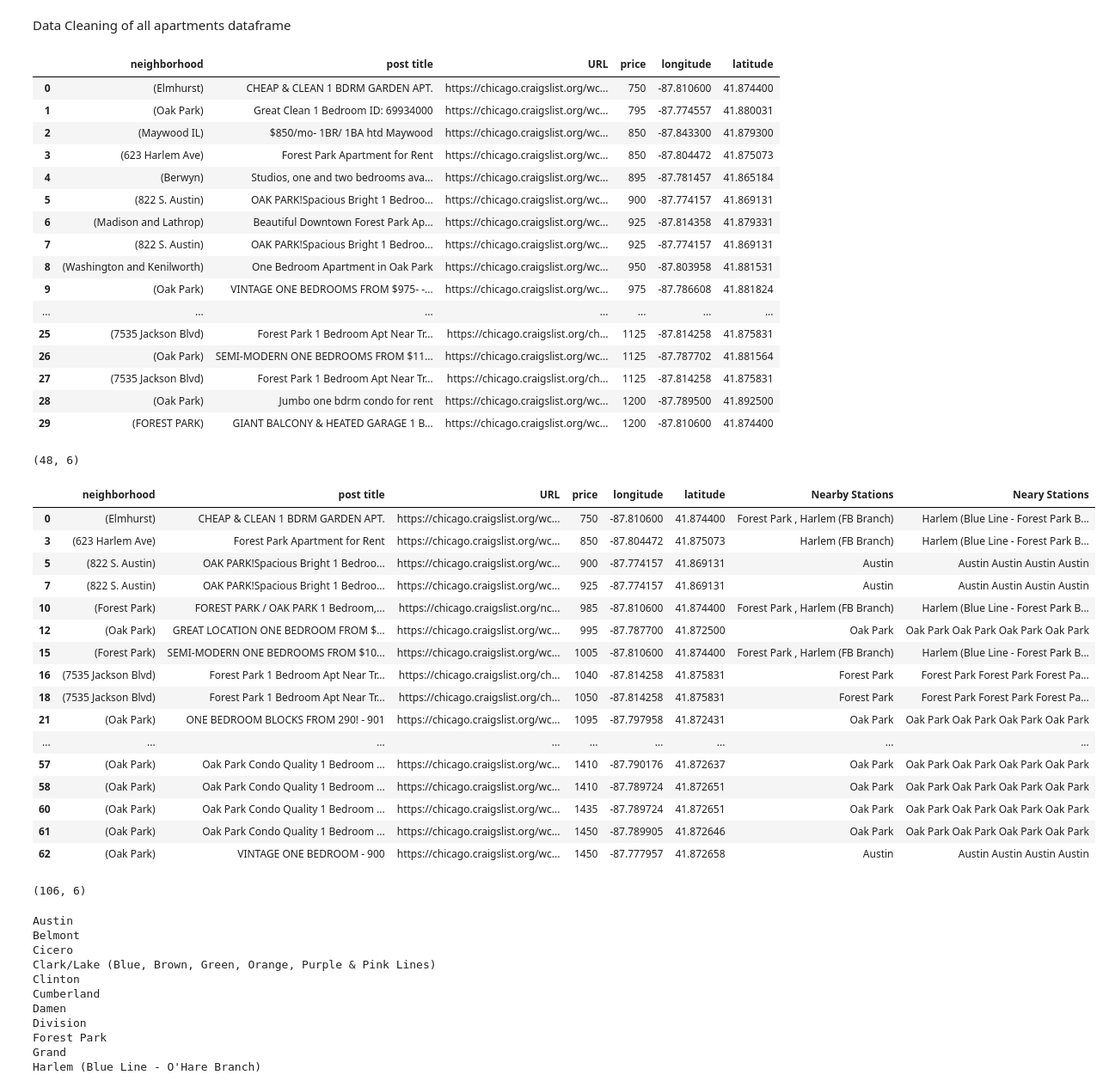
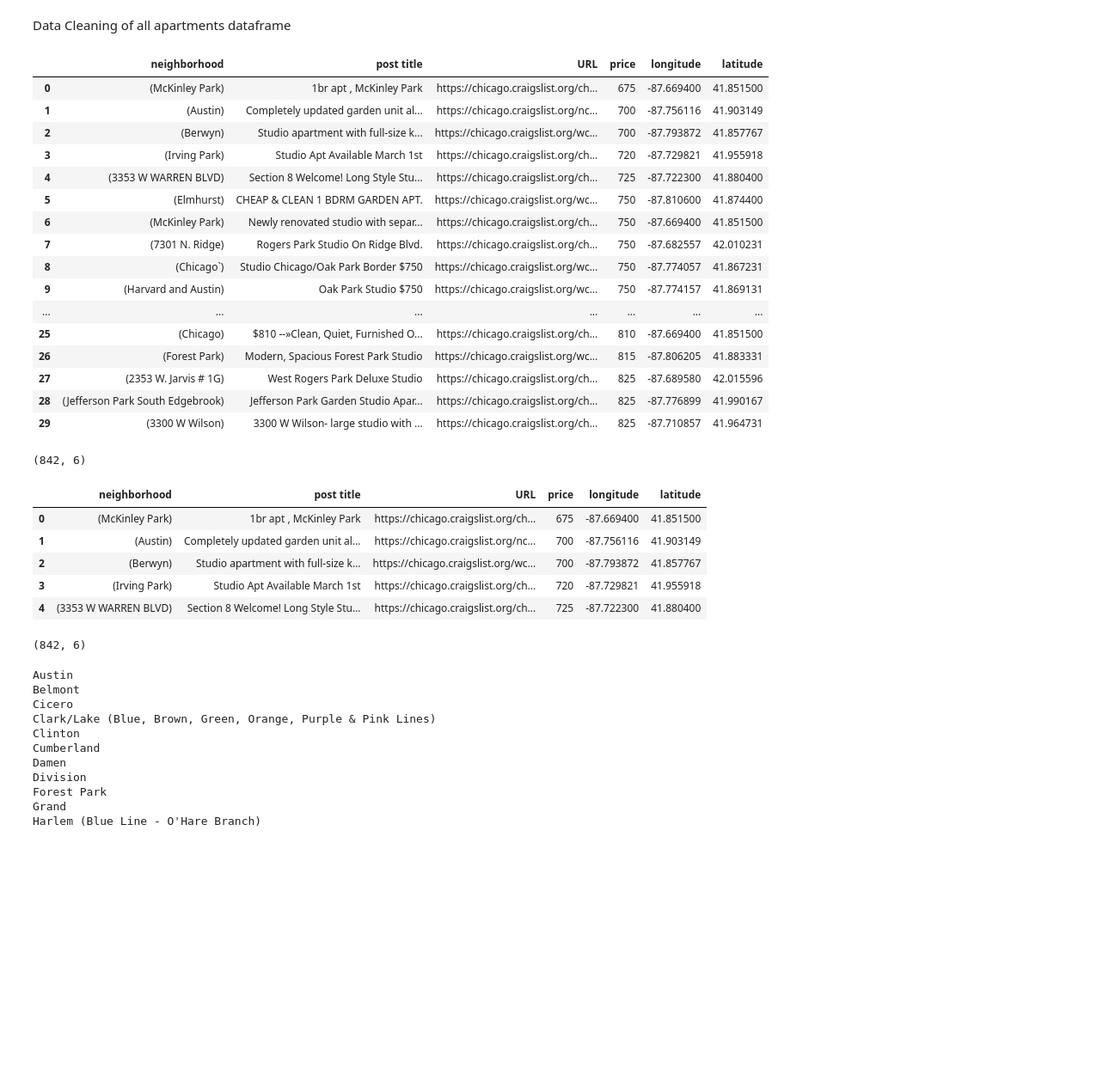
Before and after one commit to sjegoodman/IBM-Data-Science, a Jupyter notebook: FinalProjectWorking.ipynb, the cells around one changed output. Shown at 86% size. Saved outputs shown, nothing was run; the diff lists cells and outputs as text; code cells hidden in the pictures; blank space fills up the shorter version.

Commit message:
Sucessuful scrape, 900 listings near train

```diff
--- a/FinalProjectWorking.ipynb
+++ b/FinalProjectWorking.ipynb
@@ -351,7 +354,7 @@ for zipcode in ziplist:
 
         iterations += 1
         print("Page " + str(iterations) + " of zipcode "+ zipcode + " scraped successfully!")
-    break
+
 
 print("\n")
 
@@ -386,7 +412,7 @@ Data Cleaning of all apartments dataframe
 chi_apts['price'] = chi_apts['price'].apply(lambda x: int(x))
 # %%
 # Drop any apartments less than 300 (often spam)
-chi_apts.drop( chi_apts[ chi_apts['price'] <300 ].index , inplace=True)
+chi_apts.drop( chi_apts[ chi_apts['price'] <500 ].index , inplace=True)
 # %%
 # Remove duplicates with same URL - these are relistings
 chi_apts = chi_apts.drop_duplicates(subset='URL')
@@ -400,53 +426,42 @@ chi_apts.reset_index(drop=True, inplace=True)
 chi_apts.head(30)
 # %% [output]
 |  | neighborhood | post title | URL | price | longitude | latitude |
-| 0 | (Elmhurst) | CHEAP & CLEAN 1 BDRM GARDEN APT. | https://chicago.craigslist.org/wc... | 750 | -87.810600 | 41.874400 |
-| 1 | (Oak Park) | Great Clean 1 Bedroom ID: 69934000 | https://chicago.craigslist.org/wc... | 795 | -87.774557 | 41.880031 |
-| 2 | (Maywood IL) | $850/mo- 1BR/ 1BA htd Maywood | https://chicago.craigslist.org/wc... | 850 | -87.843300 | 41.879300 |
-| 3 | (623 Harlem Ave) | Forest Park Apartment for Rent | https://chicago.craigslist.org/wc... | 850 | -87.804472 | 41.875073 |
-| 4 | (Berwyn) | Studios, one and two bedrooms ava... | https://chicago.craigslist.org/wc... | 895 | -87.781457 | 41.865184 |
-| 5 | (822 S. Austin) | OAK PARK!Spacious Bright 1 Bedroo... | https://chicago.craigslist.org/wc... | 900 | -87.774157 | 41.869131 |
-| 6 | (Madison and Lathrop) | Beautiful Downtown Forest Park Ap... | https://chicago.craigslist.org/wc... | 925 | -87.814358 | 41.879331 |
-| 7 | (822 S. Austin) | OAK PARK!Spacious Bright 1 Bedroo... | https://chicago.craigslist.org/wc... | 925 | -87.774157 | 41.869131 |
-| 8 | (Washington and Kenilworth) | One Bedroom Apartment in Oak Park | https://chicago.craigslist.org/wc... | 950 | -87.803958 | 41.881531 |
-| 9 | (Oak Park) | VINTAGE ONE BEDROOMS FROM $975- -... | https://chicago.craigslist.org/wc... | 975 | -87.786608 | 41.881824 |
+| 0 | (McKinley Park) | 1br apt , McKinley Park | https://chicago.craigslist.org/ch... | 675 | -87.669400 | 41.851500 |
+| 1 | (Austin) | Completely updated garden unit al... | https://chicago.craigslist.org/nc... | 700 | -87.756116 | 41.903149 |
+| 2 | (Berwyn) | Studio apartment with full-size k... | https://chicago.craigslist.org/wc... | 700 | -87.793872 | 41.857767 |
+| 3 | (Irving Park) | Studio Apt Available March 1st | https://chicago.craigslist.org/ch... | 720 | -87.729821 | 41.955918 |
+| 4 | (3353 W WARREN BLVD) | Section 8 Welcome! Long Style Stu... | https://chicago.craigslist.org/ch... | 725 | -87.722300 | 41.880400 |
+| 5 | (Elmhurst) | CHEAP & CLEAN 1 BDRM GARDEN APT. | https://chicago.craigslist.org/wc... | 750 | -87.810600 | 41.874400 |
+| 6 | (McKinley Park) | Newly renovated studio with separ... | https://chicago.craigslist.org/ch... | 750 | -87.669400 | 41.851500 |
+| 7 | (7301 N. Ridge) | Rogers Park Studio On Ridge Blvd. | https://chicago.craigslist.org/ch... | 750 | -87.682557 | 42.010231 |
+| 8 | (Chicago`) | Studio Chicago/Oak Park Border $750 | https://chicago.craigslist.org/wc... | 750 | -87.774057 | 41.867231 |
+| 9 | (Harvard and Austin) | Oak Park Studio $750 | https://chicago.craigslist.org/wc... | 750 | -87.774157 | 41.869131 |
 | ... | ... | ... | ... | ... | ... | ... |
-| 25 | (7535 Jackson Blvd) | Forest Park 1 Bedroom Apt Near Tr... | https://chicago.craigslist.org/ch... | 1125 | -87.814258 | 41.875831 |
-| 26 | (Oak Park) | SEMI-MODERN ONE BEDROOMS FROM $11... | https://chicago.craigslist.org/wc... | 1125 | -87.787702 | 41.881564 |
-| 27 | (7535 Jackson Blvd) | Forest Park 1 Bedroom Apt Near Tr... | https://chicago.craigslist.org/ch... | 1125 | -87.814258 | 41.875831 |
-| 28 | (Oak Park) | Jumbo one bdrm condo for rent | https://chicago.craigslist.org/wc... | 1200 | -87.789500 | 41.892500 |
-| 29 | (FOREST PARK) | GIANT BALCONY & HEATED GARAGE 1 B... | https://chicago.craigslist.org/wc... | 1200 | -87.810600 | 41.874400 |
+| 25 | (Chicago) | $810 --»Clean, Quiet, Furnished O... | https://chicago.craigslist.org/ch... | 810 | -87.669400 | 41.851500 |
+| 26 | (Forest Park) | Modern, Spacious Forest Park Studio | https://chicago.craigslist.org/wc... | 815 | -87.806205 | 41.883331 |
+| 27 | (2353 W. Jarvis # 1G) | West Rogers Park Deluxe Studio | https://chicago.craigslist.org/ch... | 825 | -87.689580 | 42.015596 |
+| 28 | (Jefferson Park South Edgebrook) | Jefferson Park Garden Studio Apar... | https://chicago.craigslist.org/ch... | 825 | -87.776899 | 41.990167 |
+| 29 | (3300 W Wilson) | 3300 W Wilson- large studio with ... | https://chicago.craigslist.org/ch... | 825 | -87.710857 | 41.964731 |
 # %%
 chi_apts.shape
 # %% [output]
-(48, 6)
+(842, 6)
 # %%
 # Remove duplicates with same post titles and price - these are most likely relistings
 chi_apts = chi_apts.drop_duplicates(subset=['post title', 'price'])
 # %%
-chi_apts
+chi_apts.head()
 # %% [output]
-|  | neighborhood | post title | URL | price | longitude | latitude | Nearby Stations | Neary Stations |
-| 0 | (Elmhurst) | CHEAP & CLEAN 1 BDRM GARDEN APT. | https://chicago.craigslist.org/wc... | 750 | -87.810600 | 41.874400 | Forest Park , Harlem (FB Branch) | Harlem (Blue Line - Forest Park B... |
-| 3 | (623 Harlem Ave) | Forest Park Apartment for Rent | https://chicago.craigslist.org/wc... | 850 | -87.804472 | 41.875073 | Harlem (FB Branch) | Harlem (Blue Line - Forest Park B... |
-| 5 | (822 S. Austin) | OAK PARK!Spacious Bright 1 Bedroo... | https://chicago.craigslist.org/wc... | 900 | -87.774157 | 41.869131 | Austin | Austin Austin Austin Austin |
-| 7 | (822 S. Austin) | OAK PARK!Spacious Bright 1 Bedroo... | https://chicago.craigslist.org/wc... | 925 | -87.774157 | 41.869131 | Austin | Austin Austin Austin Austin |
-| 10 | (Forest Park) | FOREST PARK / OAK PARK 1 Bedroom,... | https://chicago.craigslist.org/nc... | 985 | -87.810600 | 41.874400 | Forest Park , Harlem (FB Branch) | Harlem (Blue Line - Forest Park B... |
-| 12 | (Oak Park) | GREAT LOCATION ONE BEDROOM FROM $... | https://chicago.craigslist.org/wc... | 995 | -87.787700 | 41.872500 | Oak Park | Oak Park Oak Park Oak Park Oak Park |
-| 15 | (Forest Park) | SEMI-MODERN ONE BEDROOMS FROM $10... | https://chicago.craigslist.org/wc... | 1005 | -87.810600 | 41.874400 | Forest Park , Harlem (FB Branch) | Harlem (Blue Line - Forest Park B... |
-| 16 | (7535 Jackson Blvd) | Forest Park 1 Bedroom Apt Near Tr... | https://chicago.craigslist.org/ch... | 1040 | -87.814258 | 41.875831 | Forest Park | Forest Park Forest Park Forest Pa... |
-| 18 | (7535 Jackson Blvd) | Forest Park 1 Bedroom Apt Near Tr... | https://chicago.craigslist.org/ch... | 1050 | -87.814258 | 41.875831 | Forest Park | Forest Park Forest Park Forest Pa... |
-| 21 | (Oak Park) | ONE BEDROOM BLOCKS FROM 290! - 901 | https://chicago.craigslist.org/wc... | 1095 | -87.797958 | 41.872431 | Oak Park | Oak Park Oak Park Oak Park Oak Park |
-| ... | ... | ... | ... | ... | ... | ... | ... | ... |
-| 57 | (Oak Park) | Oak Park Condo Quality 1 Bedroom ... | https://chicago.craigslist.org/wc... | 1410 | -87.790176 | 41.872637 | Oak Park | Oak Park Oak Park Oak Park Oak Park |
-| 58 | (Oak Park) | Oak Park Condo Quality 1 Bedroom ... | https://chicago.craigslist.org/wc... | 1410 | -87.789724 | 41.872651 | Oak Park | Oak Park Oak Park Oak Park Oak Park |
-| 60 | (Oak Park) | Oak Park Condo Quality 1 Bedroom ... | https://chicago.craigslist.org/wc... | 1435 | -87.789724 | 41.872651 | Oak Park | Oak Park Oak Park Oak Park Oak Park |
-| 61 | (Oak Park) | Oak Park Condo Quality 1 Bedroom ... | https://chicago.craigslist.org/wc... | 1450 | -87.789905 | 41.872646 | Oak Park | Oak Park Oak Park Oak Park Oak Park |
-| 62 | (Oak Park) | VINTAGE ONE BEDROOM - 900 | https://chicago.craigslist.org/wc... | 1450 | -87.777957 | 41.872658 | Austin | Austin Austin Austin Austin |
+|  | neighborhood | post title | URL | price | longitude | latitude |
+| 0 | (McKinley Park) | 1br apt , McKinley Park | https://chicago.craigslist.org/ch... | 675 | -87.669400 | 41.851500 |
+| 1 | (Austin) | Completely updated garden unit al... | https://chicago.craigslist.org/nc... | 700 | -87.756116 | 41.903149 |
+| 2 | (Berwyn) | Studio apartment with full-size k... | https://chicago.craigslist.org/wc... | 700 | -87.793872 | 41.857767 |
+| 3 | (Irving Park) | Studio Apt Available March 1st | https://chicago.craigslist.org/ch... | 720 | -87.729821 | 41.955918 |
+| 4 | (3353 W WARREN BLVD) | Section 8 Welcome! Long Style Stu... | https://chicago.craigslist.org/ch... | 725 | -87.722300 | 41.880400 |
 # %%
 chi_apts.shape
 # %% [output]
-(106, 6)
+(842, 6)
 # %%
 for index, row in blue_line.iterrows():
     print(row['Station'])
```
Also changed, not shown: parts of 19 cells of this notebook.
